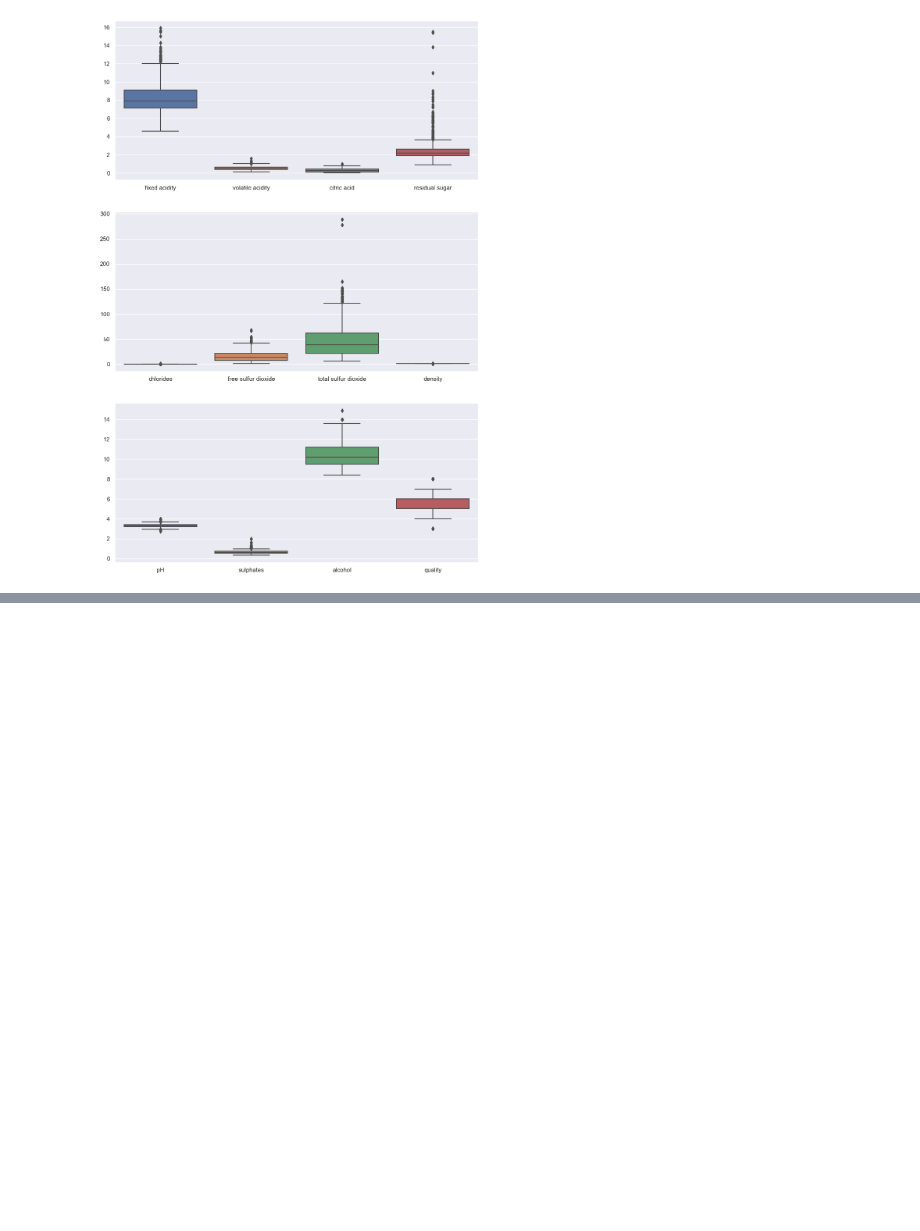
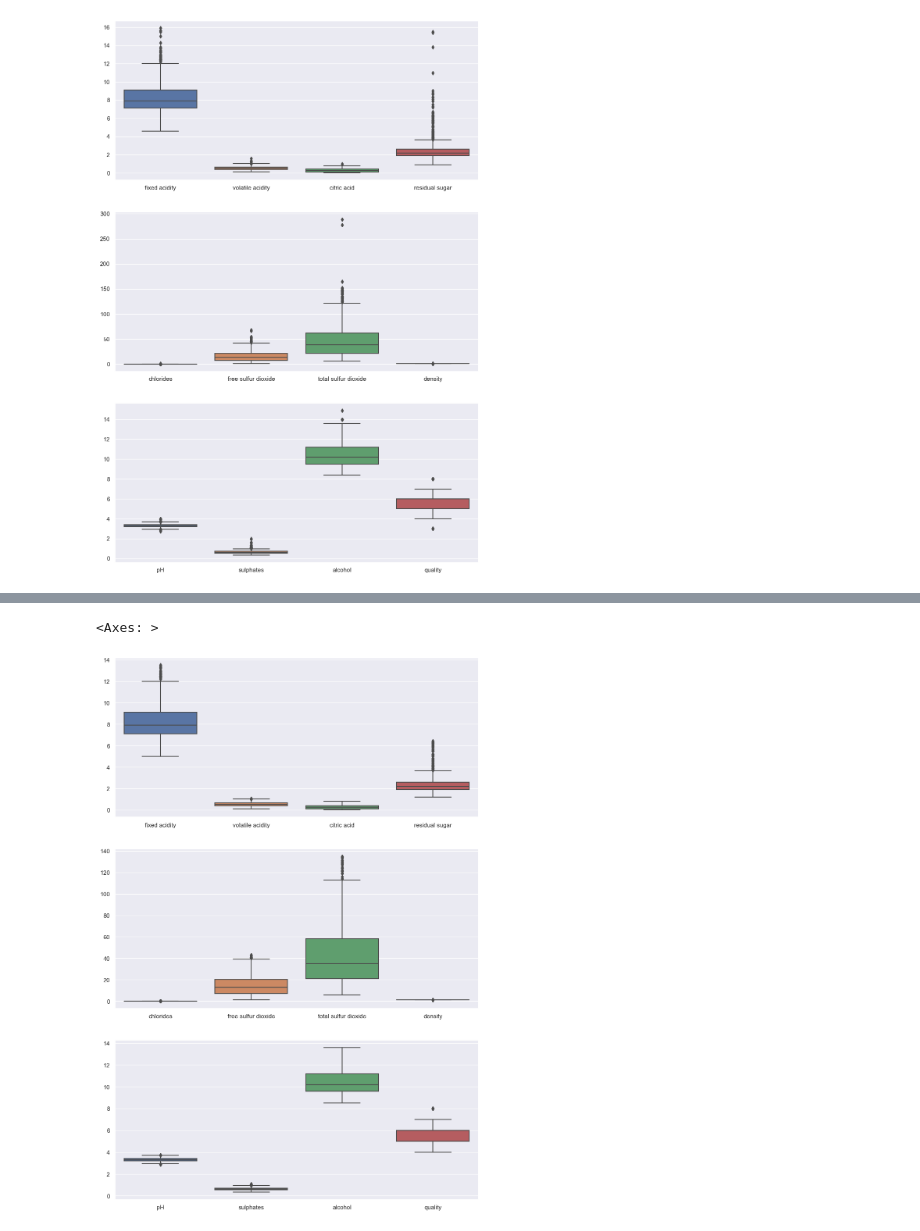
Before and after one commit to DKF-92/Machine-Learning-Comp, a Jupyter notebook: Wine_Quality_Dataset/wine_NB.ipynb, the cells around one changed output, grey strips where cells are left out. Saved outputs shown, nothing was run; the diff lists cells and outputs as text; code cells hidden in the pictures; blank space fills up the shorter version.

Commit message:
Outlier function and new plots

```diff
--- a/Wine_Quality_Dataset/wine_NB.ipynb
+++ b/Wine_Quality_Dataset/wine_NB.ipynb
@@ -133,3 +133,14 @@ sns.boxplot(data=df[df.columns[8:]])
 # %% [output]
 <Axes: >
 [figure]
+# %%
+# Finds outliers based on z_score then removes them
+def outlier_dect(df, column):
+    z_scores = np.abs(stats.zscore(df[column]))
+    df = df[(z_scores < 3)]
+    print(column, " = ", len(np.where(z_scores>3)[0]), 'outliers')
+    return df
+
+# Run for columns
+for column in df.columns:
+    df = outlier_dect(df, column)
@@ -135,0 +160,10 @@ sns.boxplot(data=df[df.columns[8:]])
+# %%
+# Box plots for after outliers detection
+fig, ax = plt.subplots(3, 1, figsize=(12, 18))
+
+sns.boxplot(data=df[df.columns[0:4]], ax=ax[0])
+sns.boxplot(data=df[df.columns[4:8]], ax=ax[1])
+sns.boxplot(data=df[df.columns[8:]])
+# %% [output]
+<Axes: >
+[figure, added]
```
Also changed, not shown: parts of 1 cell of this notebook.
